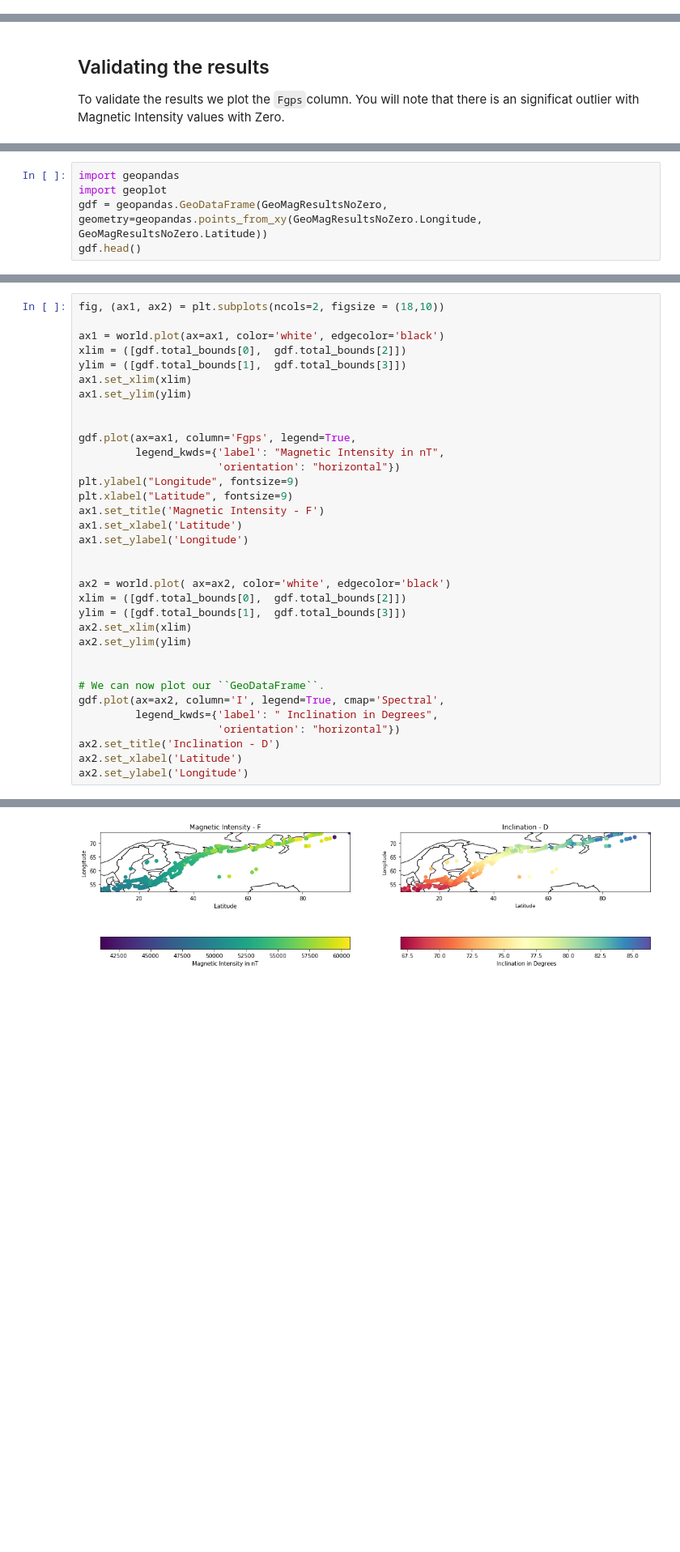
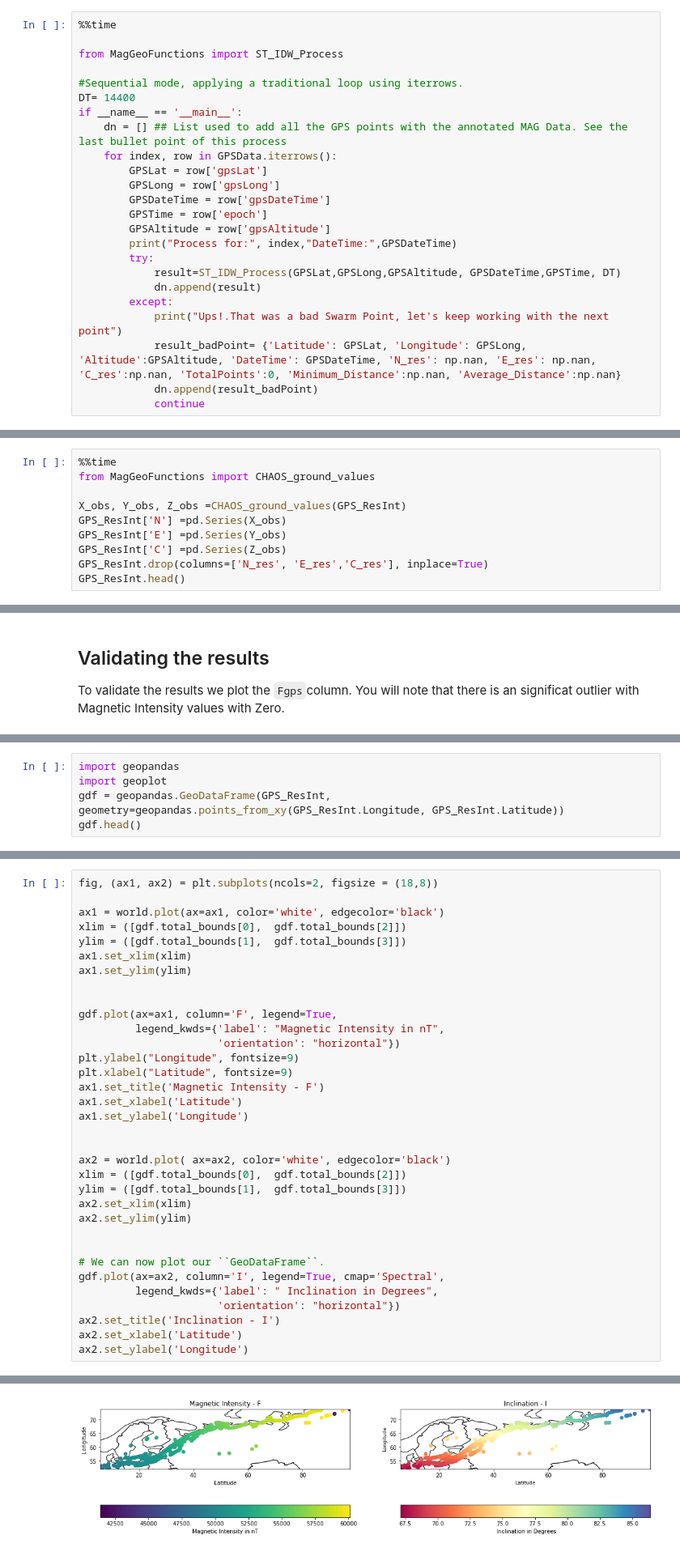
Before and after one commit to MagGeo/MagGeo, a Jupyter notebook: MagGeo - Sequential Mode.ipynb, the cells around one changed output, grey strips where cells are left out. Shown at 81% size. Cells and saved outputs as stored; diff of their text form; blank space fills up the shorter version.

Commit message:
major changes
New Sequential process, new readme, new home notebook, new py functions,

```diff
--- a/MagGeo - Sequential Mode.ipynb
+++ b/MagGeo - Sequential Mode.ipynb
@@ -1061,0 +242,24 @@ GeoMagResults.head()
+# %%
+%%time
+
+from MagGeoFunctions import ST_IDW_Process
+
+#Sequential mode, applying a traditional loop using iterrows.
+DT= 14400
+if __name__ == '__main__':
+    dn = [] ## List used to add all the GPS points with the annotated MAG Data. See the last bullet point of this process
+    for index, row in GPSData.iterrows():
+        GPSLat = row['gpsLat']
+        GPSLong = row['gpsLong']
+        GPSDateTime = row['gpsDateTime']
+        GPSTime = row['epoch']
+        GPSAltitude = row['gpsAltitude']
+        print("Process for:", index,"DateTime:",GPSDateTime)
+        try:
+            result=ST_IDW_Process(GPSLat,GPSLong,GPSAltitude, GPSDateTime,GPSTime, DT)
+            dn.append(result)
+        except:
+            print("Ups!.That was a bad Swarm Point, let's keep working with the next point")
+            result_badPoint= {'Latitude': GPSLat, 'Longitude': GPSLong, 'Altitude':GPSAltitude, 'DateTime': GPSDateTime, 'N_res': np.nan, 'E_res': np.nan, 'C_res':np.nan, 'TotalPoints':0, 'Minimum_Distance':np.nan, 'Average_Distance':np.nan}
+            dn.append(result_badPoint)
+            continue
@@ -1061,0 +281,10 @@ GeoMagResults.head()
+# %%
+%%time
+from MagGeoFunctions import CHAOS_ground_values
+
+X_obs, Y_obs, Z_obs =CHAOS_ground_values(GPS_ResInt)
+GPS_ResInt['N'] =pd.Series(X_obs)
+GPS_ResInt['E'] =pd.Series(Y_obs)
+GPS_ResInt['C'] =pd.Series(Z_obs)
+GPS_ResInt.drop(columns=['N_res', 'E_res','C_res'], inplace=True)
+GPS_ResInt.head()
@@ -1102,6 +371,6 @@ plt.show()
 # %%
 import geopandas
 import geoplot
-gdf = geopandas.GeoDataFrame(GeoMagResultsNoZero, geometry=geopandas.points_from_xy(GeoMagResultsNoZero.Longitude, GeoMagResultsNoZero.Latitude))
+gdf = geopandas.GeoDataFrame(GPS_ResInt, geometry=geopandas.points_from_xy(GPS_ResInt.Longitude, GPS_ResInt.Latitude))
 gdf.head()
 # %% [output]
@@ -1132,40 +401,40 @@ plt.show()
 # %%
-fig, (ax1, ax2) = plt.subplots(ncols=2, figsize = (18,10))
+fig, (ax1, ax2) = plt.subplots(ncols=2, figsize = (18,8))
 
 ax1 = world.plot(ax=ax1, color='white', edgecolor='black')
 xlim = ([gdf.total_bounds[0],  gdf.total_bounds[2]])
 ylim = ([gdf.total_bounds[1],  gdf.total_bounds[3]])
 ax1.set_xlim(xlim)
 ax1.set_ylim(ylim)
 
 
-gdf.plot(ax=ax1, column='Fgps', legend=True,
+gdf.plot(ax=ax1, column='F', legend=True,
          legend_kwds={'label': "Magnetic Intensity in nT",
                       'orientation': "horizontal"})
 plt.ylabel("Longitude", fontsize=9)
 plt.xlabel("Latitude", fontsize=9)
 ax1.set_title('Magnetic Intensity - F')
 ax1.set_xlabel('Latitude')
 ax1.set_ylabel('Longitude')
 
 
 ax2 = world.plot( ax=ax2, color='white', edgecolor='black')
 xlim = ([gdf.total_bounds[0],  gdf.total_bounds[2]])
 ylim = ([gdf.total_bounds[1],  gdf.total_bounds[3]])
 ax2.set_xlim(xlim)
 ax2.set_ylim(ylim)
 
 
 # We can now plot our ``GeoDataFrame``.
 gdf.plot(ax=ax2, column='I', legend=True, cmap='Spectral',
          legend_kwds={'label': " Inclination in Degrees",
                       'orientation': "horizontal"})
-ax2.set_title('Inclination - D')
+ax2.set_title('Inclination - I')
 ax2.set_xlabel('Latitude')
 ax2.set_ylabel('Longitude')
 # %% [output]
 Text(686.1045454545454, 0.5, 'Longitude')
-[figure, old version]
+[figure, new version]
 # %% [markdown]
 ## Exporting the final results to a CSV file
 # %%
```
Also changed, not shown: parts of 62 cells of this notebook, 30 other files.
